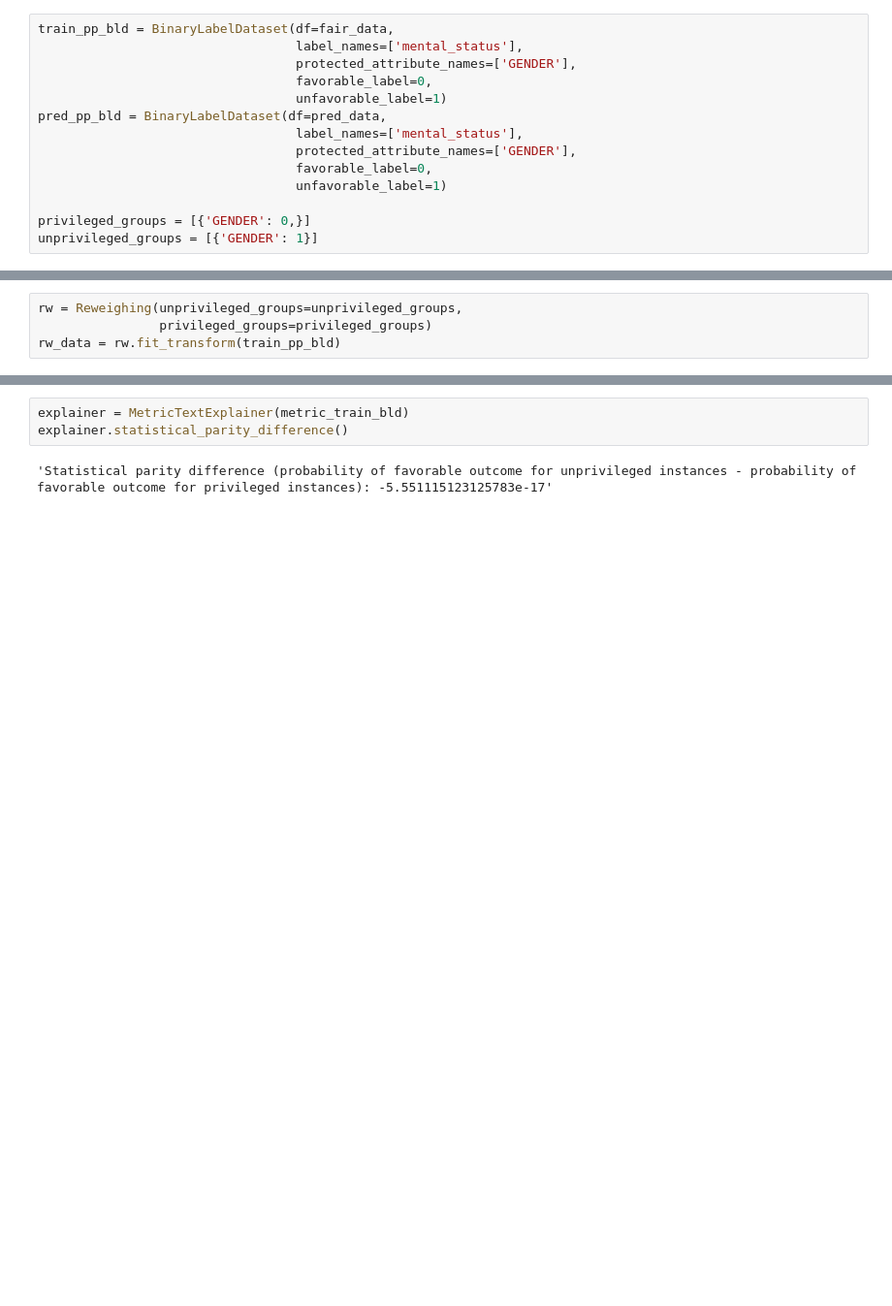
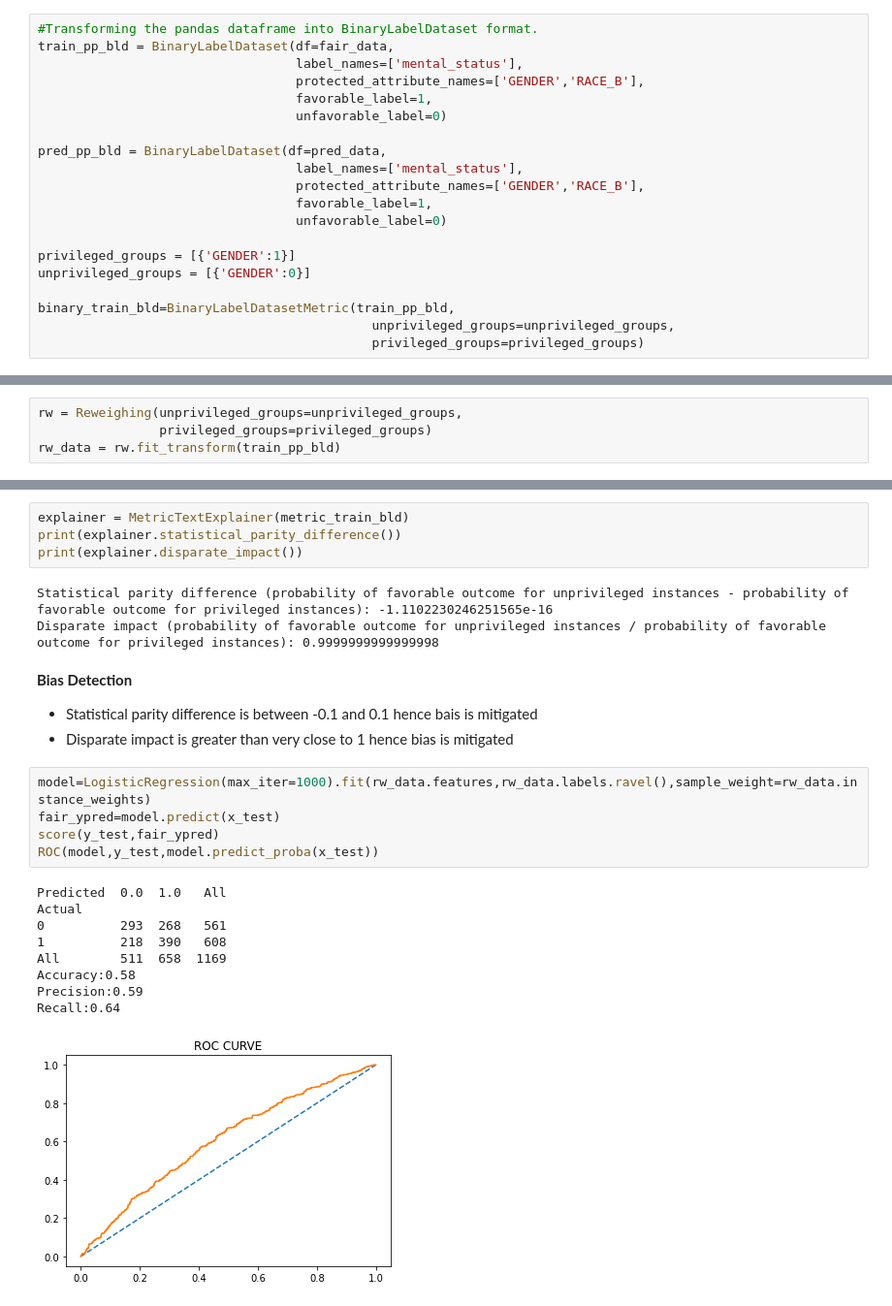
Before and after one commit to FrancisDcruz/OpenFairness, a Jupyter notebook: crime_fareness_.ipynb, the cells around one changed output, grey strips where cells are left out. Shown: that part at 97% size. Saved outputs shown, nothing was run; the diff lists cells and outputs as text; blank space fills up the shorter version.

```diff
--- a/crime_fareness_.ipynb
+++ b/crime_fareness_.ipynb
@@ -339,14 +347,20 @@ Since 0 is not in mental status so 0 is our favorable label and since male is 1
 # %%
+#Transforming the pandas dataframe into BinaryLabelDataset format.
 train_pp_bld = BinaryLabelDataset(df=fair_data,
                                   label_names=['mental_status'],
-                                  protected_attribute_names=['GENDER'],
-                                  favorable_label=0,
-                                  unfavorable_label=1)
+                                  protected_attribute_names=['GENDER','RACE_B'],
+                                  favorable_label=1,
+                                  unfavorable_label=0)
+
 pred_pp_bld = BinaryLabelDataset(df=pred_data,
                                   label_names=['mental_status'],
-                                  protected_attribute_names=['GENDER'],
-                                  favorable_label=0,
-                                  unfavorable_label=1)
+                                  protected_attribute_names=['GENDER','RACE_B'],
+                                  favorable_label=1,
+                                  unfavorable_label=0)
 
-privileged_groups = [{'GENDER': 0,}]
-unprivileged_groups = [{'GENDER': 1}]
+privileged_groups = [{'GENDER':1}]
+unprivileged_groups = [{'GENDER':0}]
+
+binary_train_bld=BinaryLabelDatasetMetric(train_pp_bld,
+                                            unprivileged_groups=unprivileged_groups,
+                                            privileged_groups=privileged_groups)
@@ -385,6 +399,29 @@ metric_train_bld = BinaryLabelDatasetMetric(rw_data,
                                             privileged_groups=privileged_groups)
 # %%
 explainer = MetricTextExplainer(metric_train_bld)
-explainer.statistical_parity_difference()
+print(explainer.statistical_parity_difference())
+print(explainer.disparate_impact())
 # %% [output]
-'Statistical parity difference (probability of favorable outcome for unprivileged instances - probability of favorable outcome for privileged instances): -5.551115123125783e-17'
+Statistical parity difference (probability of favorable outcome for unprivileged instances - probability of favorable outcome for privileged instances): -1.1102230246251565e-16
+Disparate impact (probability of favorable outcome for unprivileged instances / probability of favorable outcome for privileged instances): 0.9999999999999998
+# %% [markdown]
+**Bias Detection**
+
+
+*   Statistical parity difference is between -0.1 and 0.1 hence bais is mitigated
+*   Disparate impact is greater than very close to 1 hence bias is  mitigated
+# %%
+model=LogisticRegression(max_iter=1000).fit(rw_data.features,rw_data.labels.ravel(),sample_weight=rw_data.instance_weights)
+fair_ypred=model.predict(x_test)
+score(y_test,fair_ypred)
+ROC(model,y_test,model.predict_proba(x_test))
+# %% [output]
+Predicted  0.0  1.0   All
+Actual
+0          293  268   561
+1          218  390   608
+All        511  658  1169
+Accuracy:0.58
+Precision:0.59
+Recall:0.64
+[figure, added]
```
Also changed, not shown: parts of 22 cells of this notebook.
